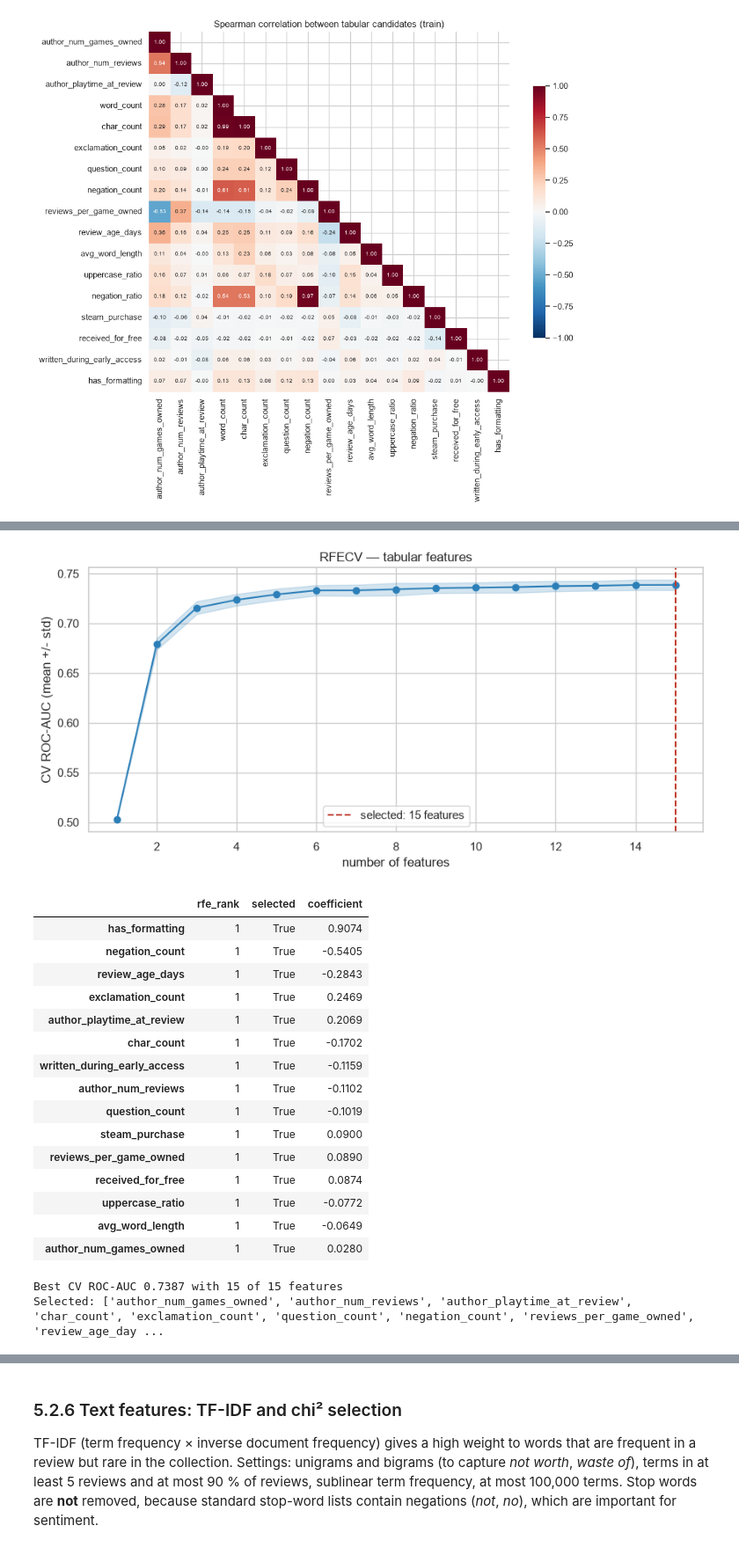
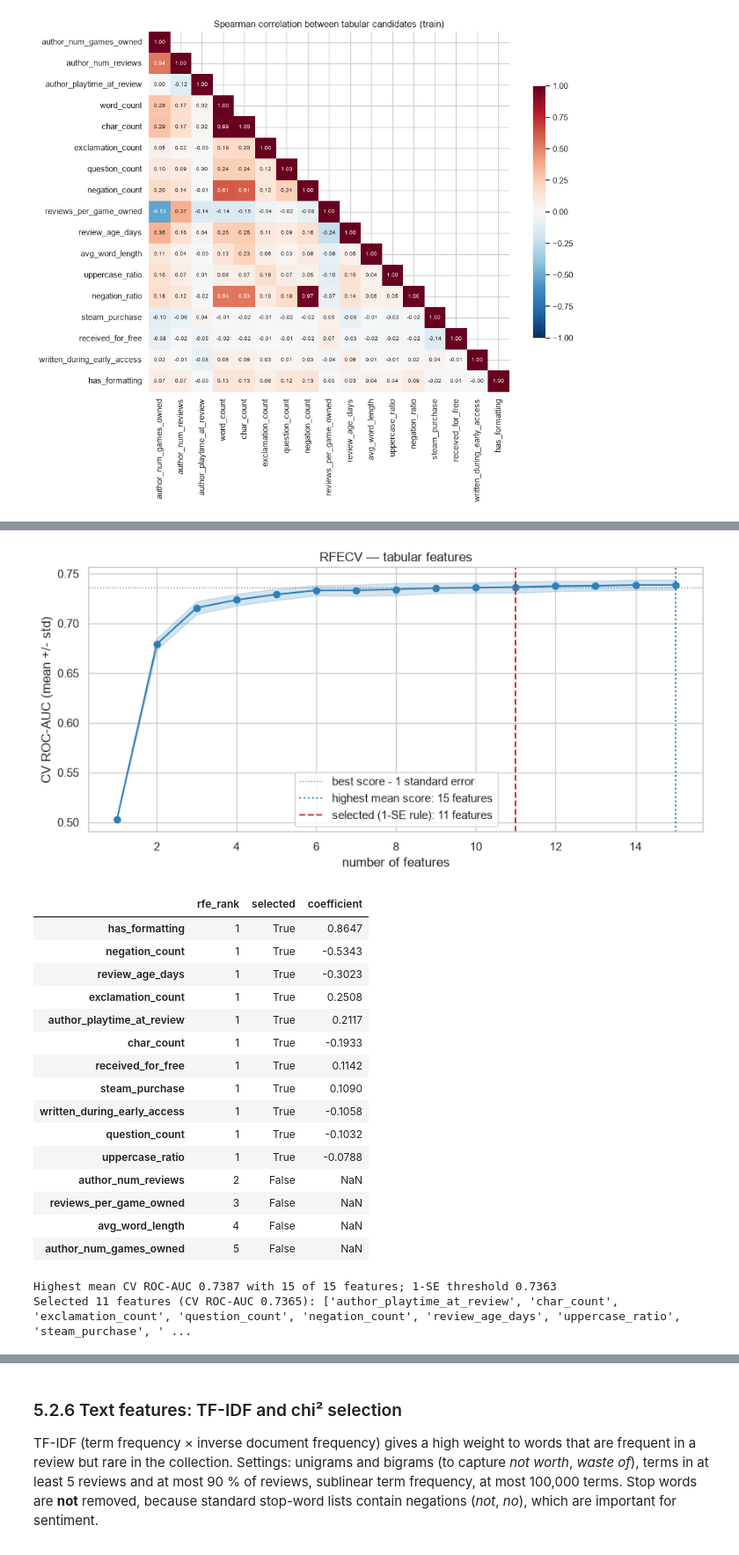
Before and after one commit to whaattisit/Data-Mining-Final-Project, a Jupyter notebook: notebooks/03_feature_engineering.ipynb, the cells around one changed output, grey strips where cells are left out. Shown at 88% size. Saved outputs shown, nothing was run; the diff lists cells and outputs as text; code cells hidden in the pictures.

Commit message:
Fix H3 verdict, add playtime U-shape, RFECV 1-SE rule

```diff
--- a/notebooks/03_feature_engineering.ipynb
+++ b/notebooks/03_feature_engineering.ipynb
@@ -345,57 +349,65 @@ RFECV is a **wrapper** method: it fits the logistic regression, removes the feat
 Scoring is ROC-AUC: it does not depend on a classification threshold and treats both classes symmetrically, so the ranking of features is not distorted by the class imbalance. Features are standardised, therefore coefficient sizes are comparable.
 # %%
 rfe_features = [c for c in candidates if c not in redundant]
+N_FOLDS = 5
 rfecv = RFECV(
     estimator=F.probe_model(sparse=False),
     step=1,
-    cv=StratifiedKFold(n_splits=5, shuffle=True, random_state=C.RANDOM_STATE),
+    cv=StratifiedKFold(n_splits=N_FOLDS, shuffle=True, random_state=C.RANDOM_STATE),
     scoring="roc_auc",
     min_features_to_select=1,
     n_jobs=-1,
 )
 rfecv.fit(X_tab_train[rfe_features], y_train)
 cv_mean = rfecv.cv_results_["mean_test_score"]
 cv_std = rfecv.cv_results_["std_test_score"]
 n_grid = np.arange(1, len(cv_mean) + 1)
-selected_tab = [c for c, keep in zip(rfe_features, rfecv.support_) if keep]
+best_i = int(np.argmax(cv_mean))
+threshold = cv_mean[best_i] - cv_std[best_i] / np.sqrt(N_FOLDS)
+n_selected = int(n_grid[np.argmax(cv_mean >= threshold)])
+rfe = RFE(F.probe_model(sparse=False), n_features_to_select=n_selected, step=1).fit(X_tab_train[rfe_features], y_train)
+selected_tab = [c for c, keep in zip(rfe_features, rfe.support_) if keep]
 
 fig, ax = plt.subplots(figsize=(9, 4.5))
 ax.plot(n_grid, cv_mean, marker="o", color="#2c7fb8")
 ax.fill_between(n_grid, cv_mean - cv_std, cv_mean + cv_std, alpha=0.2, color="#2c7fb8")
-ax.axvline(rfecv.n_features_, ls="--", color="#c0392b", label=f"selected: {rfecv.n_features_} features")
+ax.axhline(threshold, ls=":", color="grey", lw=1, label="best score - 1 standard error")
+ax.axvline(rfecv.n_features_, ls=":", color="#2c7fb8", label=f"highest mean score: {rfecv.n_features_} features")
+ax.axvline(n_selected, ls="--", color="#c0392b", label=f"selected (1-SE rule): {n_selected} features")
 ax.set_xlabel("number of features")
 ax.set_ylabel("CV ROC-AUC (mean +/- std)")
 ax.set_title("RFECV — tabular features")
 ax.legend()
 savefig("21_rfecv_tabular")
 
-coef = pd.Series(rfecv.estimator_.coef_.ravel(), index=selected_tab)
-rfe_table = pd.DataFrame({"rfe_rank": rfecv.ranking_, "selected": rfecv.support_}, index=rfe_features)
+coef = pd.Series(rfe.estimator_.coef_.ravel(), index=selected_tab)
+rfe_table = pd.DataFrame({"rfe_rank": rfe.ranking_, "selected": rfe.support_}, index=rfe_features)
 rfe_table["coefficient"] = coef
 rfe_table["abs_coefficient"] = coef.abs()
 rfe_table = rfe_table.sort_values(["rfe_rank", "abs_coefficient"], ascending=[True, False]).drop(columns="abs_coefficient")
 rfe_table.to_csv(C.TABLES_DIR / "fe_rfecv_ranking.csv")
 display(rfe_table.round(4))
-print(f"Best CV ROC-AUC {cv_mean.max():.4f} with {rfecv.n_features_} of {len(rfe_features)} features")
-print(f"Selected: {selected_tab}")
+print(f"Highest mean CV ROC-AUC {cv_mean[best_i]:.4f} with {rfecv.n_features_} of {len(rfe_features)} features; "
+      f"1-SE threshold {threshold:.4f}")
+print(f"Selected {n_selected} features (CV ROC-AUC {cv_mean[n_selected - 1]:.4f}): {selected_tab}")
 # %% [output]
-[figure, old version]
+[figure, new version]
 |  | rfe_rank | selected | coefficient |
-| has_formatting | 1 | True | 0.9074 |
-| negation_count | 1 | True | -0.5405 |
-| review_age_days | 1 | True | -0.2843 |
-| exclamation_count | 1 | True | 0.2469 |
-| author_playtime_at_review | 1 | True | 0.2069 |
-| char_count | 1 | True | -0.1702 |
-| written_during_early_access | 1 | True | -0.1159 |
-| author_num_reviews | 1 | True | -0.1102 |
-| question_count | 1 | True | -0.1019 |
-| steam_purchase | 1 | True | 0.0900 |
-| reviews_per_game_owned | 1 | True | 0.0890 |
-| received_for_free | 1 | True | 0.0874 |
-| uppercase_ratio | 1 | True | -0.0772 |
-| avg_word_length | 1 | True | -0.0649 |
-| author_num_games_owned | 1 | True | 0.0280 |
+| has_formatting | 1 | True | 0.8647 |
+| negation_count | 1 | True | -0.5343 |
+| review_age_days | 1 | True | -0.3023 |
+| exclamation_count | 1 | True | 0.2508 |
+| author_playtime_at_review | 1 | True | 0.2117 |
+| char_count | 1 | True | -0.1933 |
+| received_for_free | 1 | True | 0.1142 |
+| steam_purchase | 1 | True | 0.1090 |
+| written_during_early_access | 1 | True | -0.1058 |
+| question_count | 1 | True | -0.1032 |
+| uppercase_ratio | 1 | True | -0.0788 |
+| author_num_reviews | 2 | False | NaN |
+| reviews_per_game_owned | 3 | False | NaN |
+| avg_word_length | 4 | False | NaN |
+| author_num_games_owned | 5 | False | NaN |
-Best CV ROC-AUC 0.7387 with 15 of 15 features
-Selected: ['author_num_games_owned', 'author_num_reviews', 'author_playtime_at_review', 'char_count', 'exclamation_count', 'question_count', 'negation_count', 'reviews_per_game_owned', 'review_age_day ...
+Highest mean CV ROC-AUC 0.7387 with 15 of 15 features; 1-SE threshold 0.7363
+Selected 11 features (CV ROC-AUC 0.7365): ['author_playtime_at_review', 'char_count', 'exclamation_count', 'question_count', 'negation_count', 'review_age_days', 'uppercase_ratio', 'steam_purchase', ' ...
 # %% [markdown]
```
Also changed, not shown: parts of 11 cells of this notebook, 12 other files.
